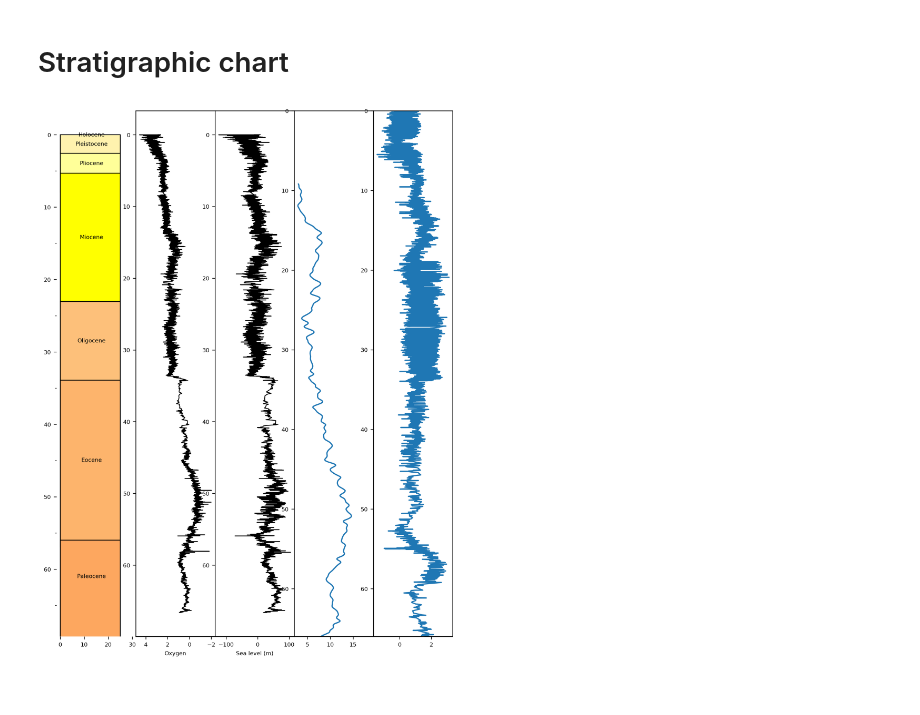
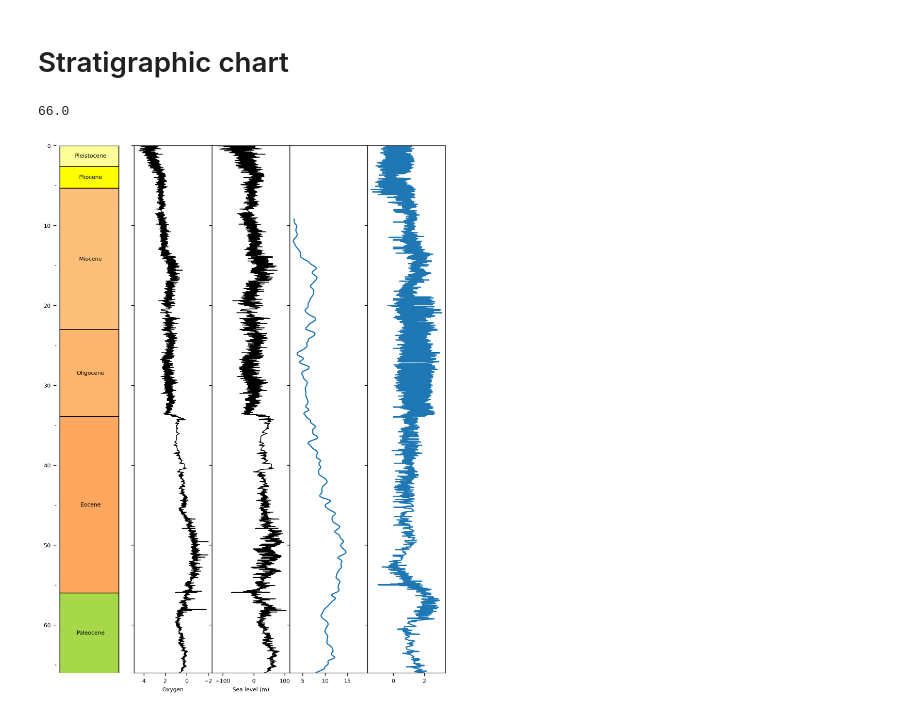
Before and after one commit to saraemp/egusphere-2023-53, a Jupyter notebook: 3_postprocessing/Figures/Fig_3d.ipynb, the cells around one changed output. Saved outputs shown, nothing was run; the diff lists cells and outputs as text; code cells hidden in the pictures.

Commit message:
updated Fig_3d.ipynb.  Fixed axis and data path

```diff
--- a/3_postprocessing/Figures/Fig_3d.ipynb
+++ b/3_postprocessing/Figures/Fig_3d.ipynb
@@ -12,25 +12,29 @@ from matplotlib.patches import Rectangle
 # %% [markdown]
 # Stratigraphic chart
 # %%
-path='/live/share/'
+path=''
 
 #Loading time scale
-SeriesEpoch=pd.read_table(path+'/Documents/data/Series_epoch_boundaries.csv', sep=',')
+SeriesEpoch=pd.read_table('Series_epoch_boundaries.csv', sep=',')
 
 # Sea-level
 #https://www.science.org/doi/10.1126/sciadv.aaz1346
-Miller=pd.read_csv(path+'egusphere-2023-53_private/3_postprocessing/Figures/Miller_et_al_2020_sea_level.csv',header=0)
+Miller=pd.read_csv('Miller_et_al_2020_sea_level.csv',header=0)
 
 #Climatic isotopic records
 #https://www.science.org/doi/10.1126/science.1059412
-Zachos=pd.read_csv('./zachos_291121.csv', sep=',', header=0)
+Zachos=pd.read_csv('zachos_291121.csv', sep=',', header=0)
 
 
 # Temperature - Cramer
 #https://agupubs.onlinelibrary.wiley.com/doi/10.1029/2011JC007255
-temp=pd.read_csv('./Miller_Temperature.txt', sep='\t', header=0)
+temp=pd.read_csv('Miller_Temperature.txt', sep='\t', header=0)
+# %%
+SeriesEpoch.Series_epoch_value[k+1]
+# %% [output]
+66.0
 # %%
-fig, axes = plt.subplots(nrows=1, ncols=4, figsize=(22/2.5,30/2.5), sharey=True, dpi=300)#constrained_layout=True
+fig, axes = plt.subplots(nrows=1, ncols=5, figsize=(22/2.5,30/2.5), sharey=True, dpi=300)#constrained_layout=True
 plt.rc("font", size=7); plt.rcParams['pdf.fonttype'] = 42; plt.rcParams['ps.fonttype'] = 42
 
 
@@ -46,34 +50,40 @@ r=26
 #####################
 #Ploting Epoch boxes#
 #####################
-ax1=plt.subplot2grid((1,5),(0,0), colspan=1)
+ax1=plt.subplot2grid((1,5),(0,0), colspan=1, rowspan=5)
 
 ax1.plot(np.linspace(0,c2,5), np.linspace(0,vertmax,5), alpha=0)
-for k in np.arange(0,int(np.where(SeriesEpoch.Series_epoch_name=='L Cretaceous')[0]),1):
-    rect=Rectangle((v, SeriesEpoch.Series_epoch_value[k]),
-                       v3,SeriesEpoch.Series_epoch_value[k+1],
+for k in np.arange(1,int(np.where(SeriesEpoch.Series_epoch_name=='L Cretaceous')[0])+1,1):
+    rect=Rectangle((v, SeriesEpoch.Series_epoch_value[k-1]),
+                       v3,SeriesEpoch.Series_epoch_value[k],
                 facecolor=(SeriesEpoch.rse[k]/255, SeriesEpoch.gse[k]/255, SeriesEpoch.bse[k]/255,1), zorder=1, edgecolor='k')
-    plt.gca().add_patch(rect)
+    #plt.gca().add_patch(rect)
+    ax1.add_patch(rect)
+
     if k<int(np.where(SeriesEpoch.Series_epoch_name=='L Cretaceous')[0]):
         ax1.text(vtext,((SeriesEpoch.Series_epoch_value [k+1]+SeriesEpoch.Series_epoch_value [k])/2),
                  SeriesEpoch.Series_epoch_name[k], verticalalignment='center', horizontalalignment='center')#,, rotation=90 verticalalignment='bottom'
+    '''
     if k==int(np.where(SeriesEpoch.Series_epoch_name=='L Cretaceous')[0]):
         ax1.text(vtext,SeriesEpoch.Series_epoch_value [k]+2,
              SeriesEpoch.Series_epoch_name[k], verticalalignment='top', horizontalalignment='center')#,, rotation=90 verticalalignment='bottom'
-
+    '''
 ax1.invert_yaxis()
+ax1.set_ylim(vertmax,0)
 
 
 ###################
 #Ploting sea level#
 ###################
 #Color code green house and ice house portion?
-ax2=plt.subplot2grid((1,5),(0,1), colspan=1)
+ax2=plt.subplot2grid((1,5),(0,1), colspan=1, rowspan=5)
 # plt.plot(Miller.sea_level_m, Miller.age_ka/1e3, color='k')
 ax2.plot(Miller.oxygen, Miller.age_ka/1e3, color='k', linewidth=1 )
 ax2.set_xlabel('Oxygen')
 ax2.invert_xaxis()
 ax2.invert_yaxis()
+ax2.set_ylim(vertmax,0)
+
 
 
 
@@ -81,49 +91,61 @@ ax2.invert_yaxis()
 
 
 
-ax3=plt.subplot2grid((1,5),(0,2), colspan=1)
+ax3=plt.subplot2grid((1,5),(0,2), colspan=1, rowspan=5)
 ax3.plot(Miller.sea_level_m, Miller.age_ka/1e3, color='k', linewidth=1)
 ax3.set_xlabel('Sea level (m)')
-
-ax3.invert_yaxis()
+ax3.set_ylim(vertmax,0)
+#ax3.invert_yaxis()  # the sea level was inverted already, therefore, no need to invert it again.
 
 
 #Temperature
-ax4=plt.subplot2grid((1,5),(0,3), colspan=1)
+ax4=plt.subplot2grid((1,5),(0,3), colspan=1, rowspan=5)
 ax4.plot(temp.Temperature,temp.Age)
 ax4.invert_yaxis()
 ax4.set_ylim(vertmax,0)
 
-ax5=plt.subplot2grid((1,5),(0,4), colspan=1)
+ax5=plt.subplot2grid((1,5),(0,4), colspan=1, rowspan=5)
 ax5.plot( Zachos.d13C, Zachos.Age_Ma)
 ax5.invert_yaxis()
 ax5.set_ylim(vertmax,0)
+
+hide_tick_labels = True
+if hide_tick_labels :
+    ax2.set_yticklabels([])
+    ax3.set_yticklabels([])
+    ax4.set_yticklabels([])
+    ax5.set_yticklabels([])
+    ax1.set_xticklabels([])
+    ax1.set_xticks([])
 
 # ax1.set_xticklabels([])
 # ax1.set_xticks([])
 
 # ax2.set_yticklabels([])
 # ax3.set_yticklabels([])
 # ax4.set_yticklabels([])
 
 
 
 
 ax1.set_yticks(np.arange(0,vertmax,5), minor=True)
+#ax1.set_yticklabels(np.arange(0,vertmax,10), minor=True)
 ax1.spines['right'].set_visible(False)
 ax1.spines['left'].set_visible(False)
 ax1.spines['top'].set_visible(False)
 ax1.spines['bottom'].set_visible(False)
+
 
 
 # plt.tight_layout(0)
 # plt.savefig(path+'/Documents/1.Projects/NA_drainage/Strat_chart.jpg' , dpi=300)
 
 #Add sediment supply and tectonic+ climatic + geodynamic events + drainage evolution events + model inputs+
 #add tectonic + catchment sizes from BLum Geosphere
 pass
+
 plt.subplots_adjust(wspace=0)
 
 # plt.savefig(path+'/Documents/1.Projects/NA_drainage/Strat_chart.pdf' , dpi=300)
 # %% [output]
-[figure, old version]
+[figure, new version]
```
Also changed, not shown: parts of 2 cells of this notebook.
